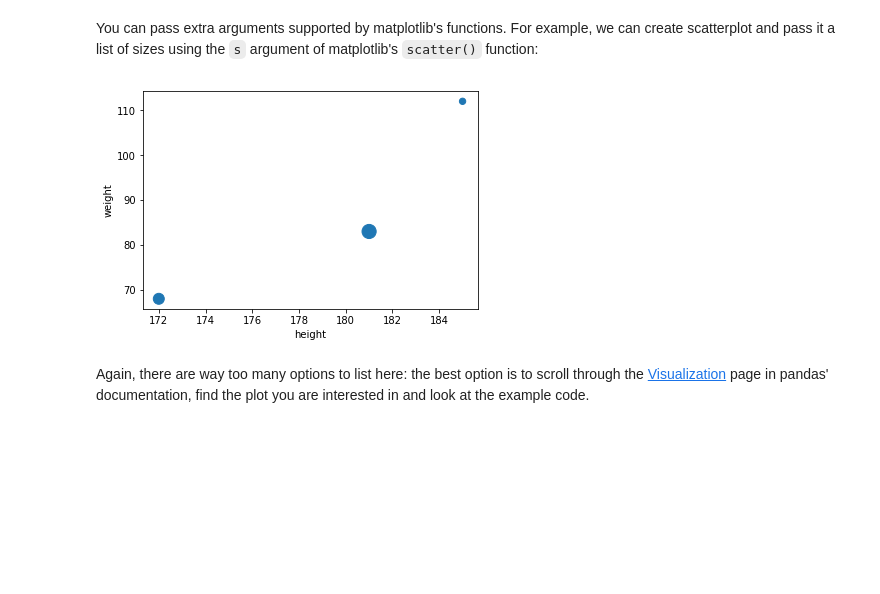
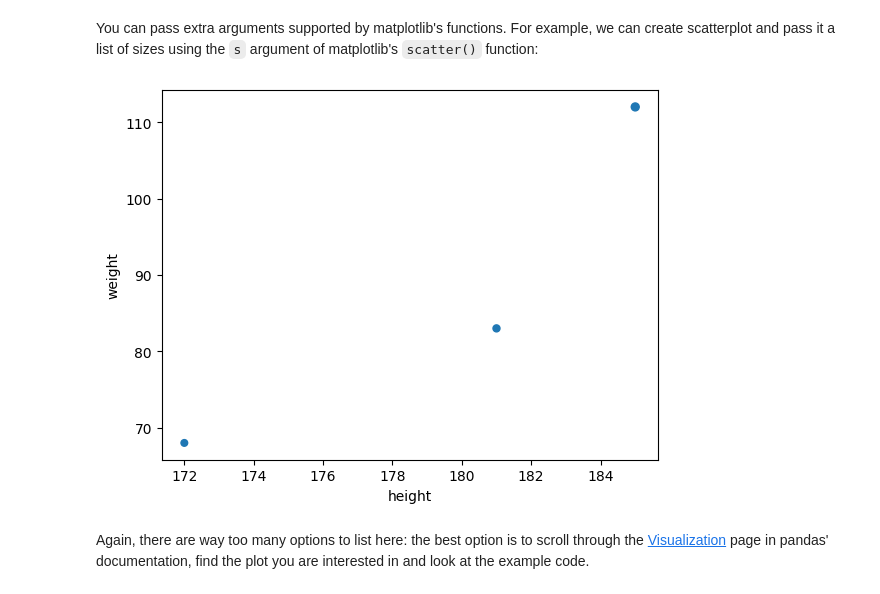
Before and after one commit to SzewczykSzy/Hands-On-Machine-Learning-tasks, a Jupyter notebook: 0. Tutorials/tools_pandas.ipynb, the cells around one changed output. Drawn from its saved outputs; the diff is of its cells as text; code cells hidden in the pictures; blank space fills up the shorter version.

```diff
--- a/0. Tutorials/tools_pandas.ipynb
+++ b/0. Tutorials/tools_pandas.ipynb
@@ -1092,10 +1087,10 @@ plt.show()
 # %% [markdown]
 You can pass extra arguments supported by matplotlib's functions. For example, we can create scatterplot and pass it a list of sizes using the `s` argument of matplotlib's `scatter()` function:
 # %%
-people.plot(kind="scatter", x="height", y="weight", s=[40, 120, 200])
+people.plot(kind="scatter", x="height", y="weight", s="body_mass_index")
 plt.show()
 # %% [output]
-[figure, old version]
+[figure, new version]
 # %% [markdown]
 Again, there are way too many options to list here: the best option is to scroll through the [Visualization](https://pandas.pydata.org/pandas-docs/stable/user_guide/visualization.html) page in pandas' documentation, find the plot you are interested in and look at the example code.
 # %% [markdown]
```
Also changed, not shown: parts of 52 cells of this notebook.
